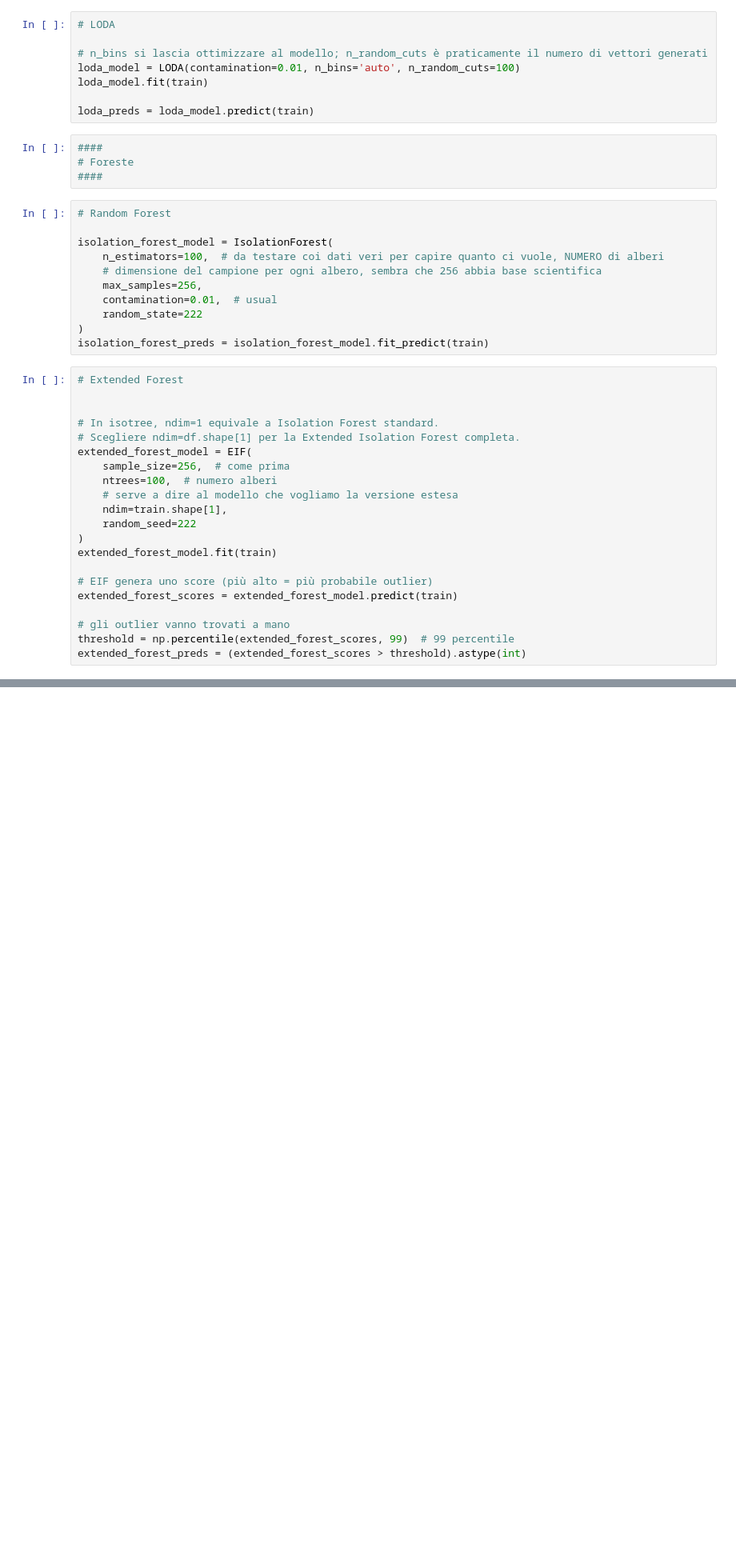
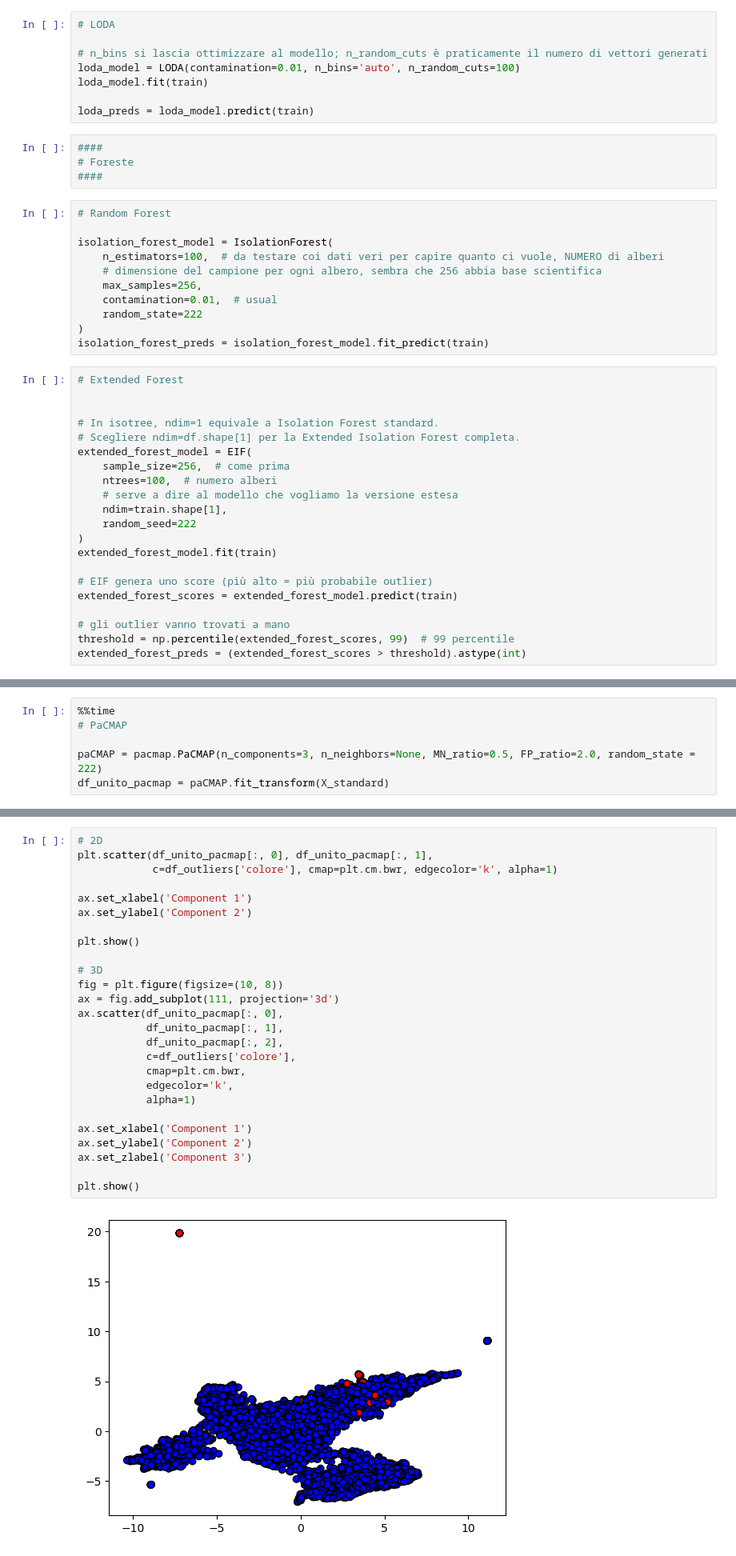
Before and after one commit to alessialaconca/Data_Mining_2_Child_Mind_Institute, a Jupyter notebook: Riccardo/Riccardo_1_Outlier_Detection.ipynb, the cells around one changed output, grey strips where cells are left out. Shown at 80% size. Saved outputs shown, nothing was run; the diff lists cells and outputs as text; blank space fills up the shorter version.

```diff
--- a/Riccardo/Riccardo_1_Outlier_Detection.ipynb
+++ b/Riccardo/Riccardo_1_Outlier_Detection.ipynb
@@ -117,0 +289,6 @@ extended_forest_preds = (extended_forest_scores > threshold).astype(int)
+# %%
+%%time
+# PaCMAP
+
+paCMAP = pacmap.PaCMAP(n_components=3, n_neighbors=None, MN_ratio=0.5, FP_ratio=2.0, random_state = 222)
+df_unito_pacmap = paCMAP.fit_transform(X_standard)
@@ -117,0 +300,28 @@ extended_forest_preds = (extended_forest_scores > threshold).astype(int)
+# %%
+# 2D
+plt.scatter(df_unito_pacmap[:, 0], df_unito_pacmap[:, 1],
+            c=df_outliers['colore'], cmap=plt.cm.bwr, edgecolor='k', alpha=1)
+
+ax.set_xlabel('Component 1')
+ax.set_ylabel('Component 2')
+
+plt.show()
+
+# 3D
+fig = plt.figure(figsize=(10, 8))
+ax = fig.add_subplot(111, projection='3d')
+ax.scatter(df_unito_pacmap[:, 0],
+           df_unito_pacmap[:, 1],
+           df_unito_pacmap[:, 2],
+           c=df_outliers['colore'],
+           cmap=plt.cm.bwr,
+           edgecolor='k',
+           alpha=1)
+
+ax.set_xlabel('Component 1')
+ax.set_ylabel('Component 2')
+ax.set_zlabel('Component 3')
+
+plt.show()
+# %% [output]
+[figure, added]
```
Also changed, not shown: parts of 17 cells of this notebook, 1 other file.
